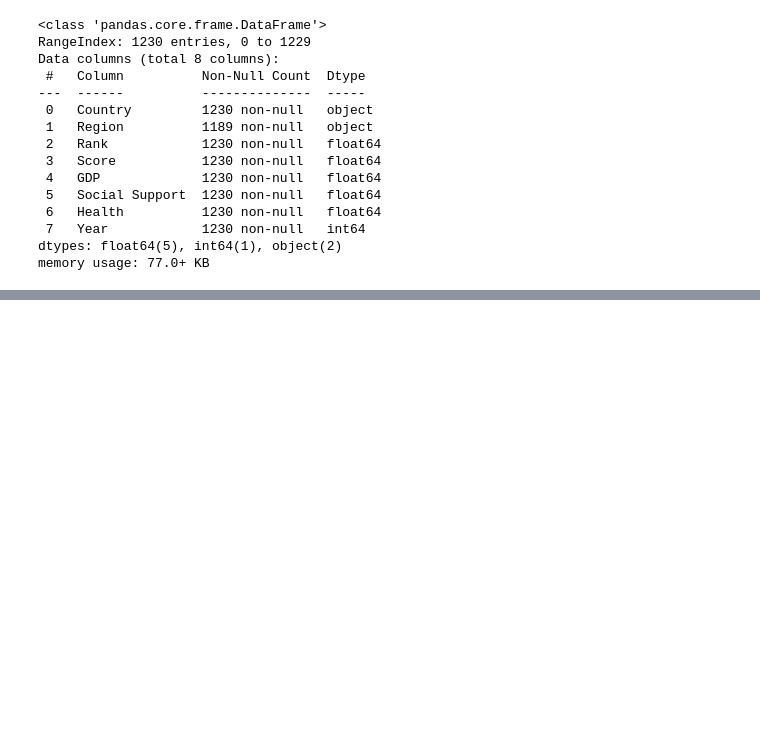
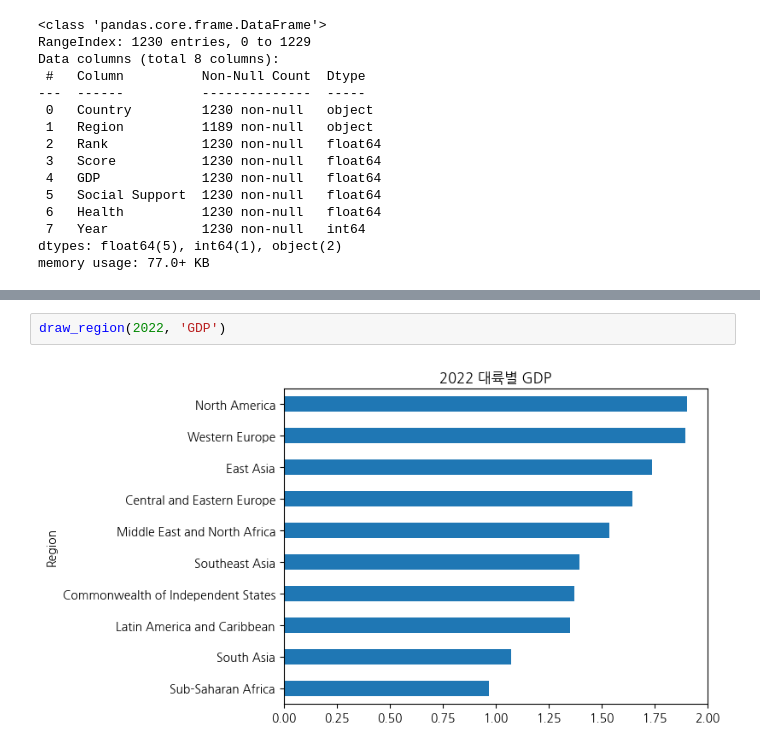
Before and after one commit to SangHui48/data_study, a Jupyter notebook: p_month_1/EDA_1.ipynb, the cells around one changed output, grey strips where cells are left out. Drawn from its saved outputs; the diff is of its cells as text; blank space fills up the shorter version.

```diff
--- a/p_month_1/EDA_1.ipynb
+++ b/p_month_1/EDA_1.ipynb
@@ -33,0 +83,4 @@ memory usage: 77.0+ KB
+# %%
+draw_region(2022, 'GDP')
+# %% [output]
+[figure, added]
```
Also changed, not shown: parts of 33 cells of this notebook.
